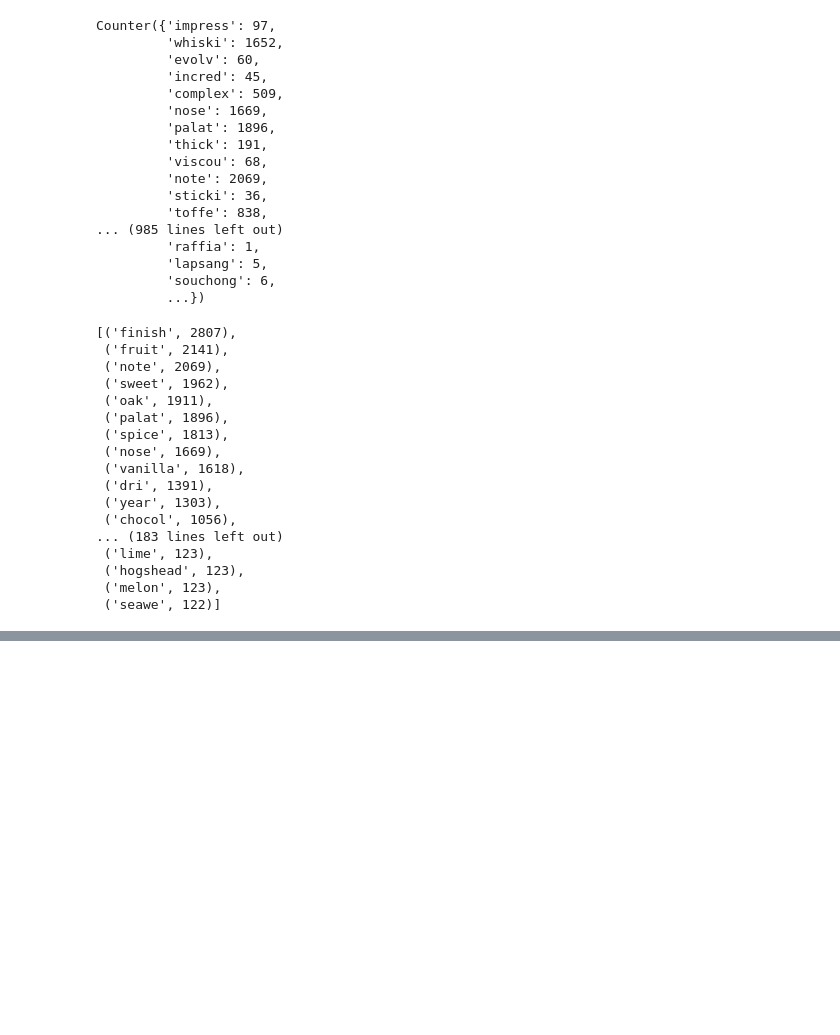
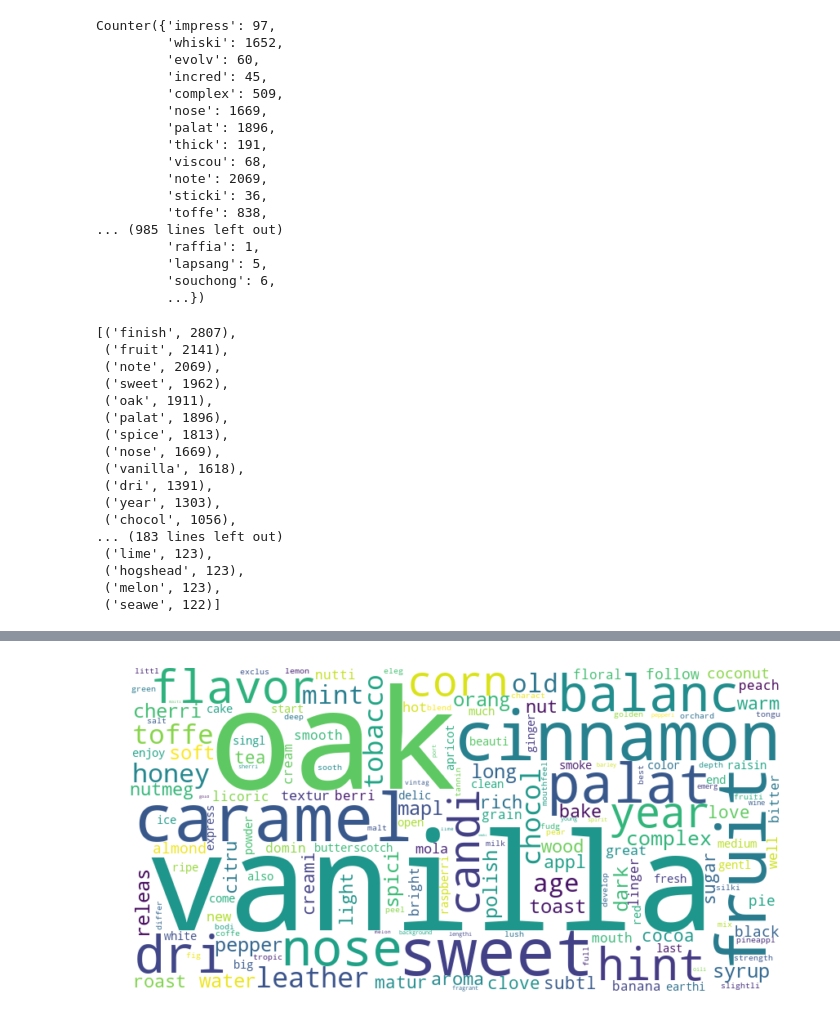
Before and after one commit to Fez3/Web-Scraper, a Jupyter notebook: Selenium/Scraping Project.ipynb, the cells around one changed output, grey strips where cells are left out. Drawn from its saved outputs; the diff is of its cells as text; code cells hidden in the pictures; blank space fills up the shorter version.

```diff
--- a/Selenium/Scraping Project.ipynb
+++ b/Selenium/Scraping Project.ipynb
@@ -621,0 +606,3 @@ Length: 183, dtype: float64
+# %%
+df_numbers=pd.read_csv('processeddata.csv')
+#df_numbers=df_numbers.drop(columns=['Unnamed: 0'])
@@ -621,0 +628,14 @@ Length: 183, dtype: float64
+# %%
+from wordcloud import WordCloud
+wc = WordCloud(background_color="white", max_words=2000, width=800, height=400)
+# generate word cloud
+#wc.generate(' '.join(df['selftext']))
+wc.generate_from_frequencies(df_numbers.drop(columns=['spice','note']).groupby('Category').mean().loc['bourbontennessee'][6:])
+import matplotlib.pyplot as plt
+%matplotlib inline
+plt.figure(figsize=(12, 6))
+plt.imshow(wc, interpolation='bilinear')
+plt.axis("off")
+plt.show()
+# %% [output]
+[figure, added]
```
Also changed, not shown: parts of 59 cells of this notebook, 12 other files.
